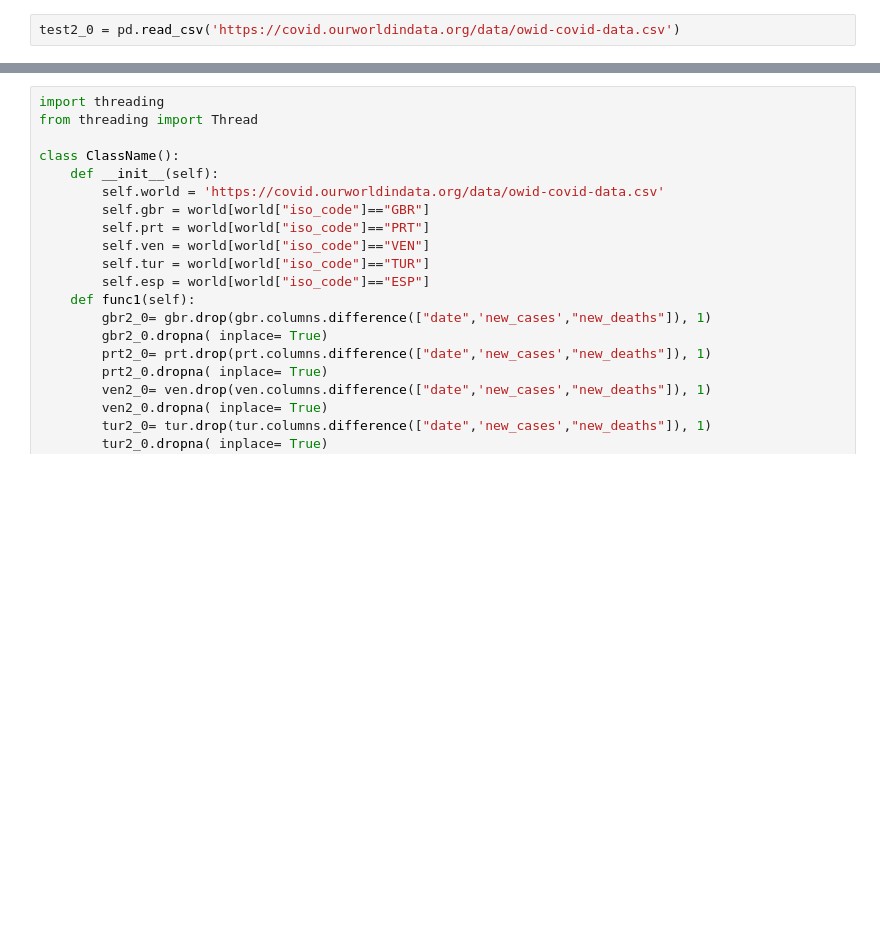
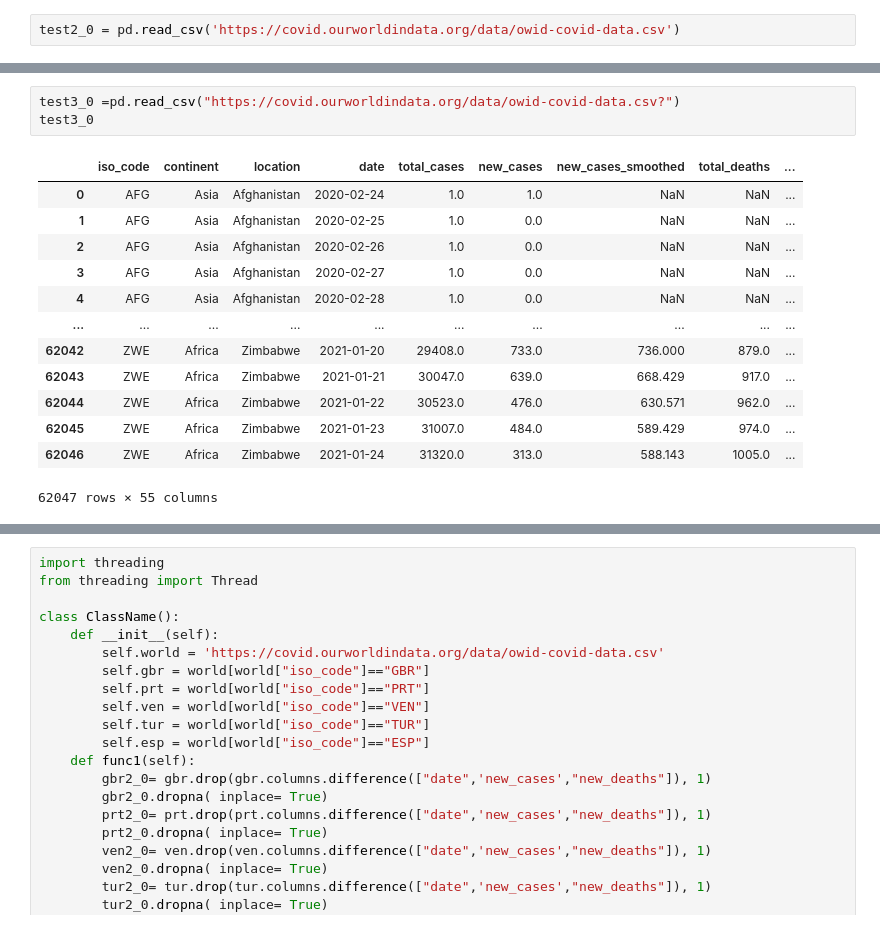
Before and after one commit to AriadnaPuigventos/GroupD_Covid19, a Jupyter notebook: notebooks/Javier.ipynb, the cells around one changed output, grey strips where cells are left out. Saved outputs shown, nothing was run; the diff lists cells and outputs as text; blank space fills up the shorter version.

```diff
--- a/notebooks/Javier.ipynb
+++ b/notebooks/Javier.ipynb
@@ -535,0 +536,17 @@ test2_0
+# %%
+test3_0 =pd.read_csv("https://covid.ourworldindata.org/data/owid-covid-data.csv?")
+test3_0
+# %% [output]
+|  | iso_code | continent | location | date | total_cases | new_cases | new_cases_smoothed | total_deaths | ... |
+| 0 | AFG | Asia | Afghanistan | 2020-02-24 | 1.0 | 1.0 | NaN | NaN | ... |
+| 1 | AFG | Asia | Afghanistan | 2020-02-25 | 1.0 | 0.0 | NaN | NaN | ... |
+| 2 | AFG | Asia | Afghanistan | 2020-02-26 | 1.0 | 0.0 | NaN | NaN | ... |
+| 3 | AFG | Asia | Afghanistan | 2020-02-27 | 1.0 | 0.0 | NaN | NaN | ... |
+| 4 | AFG | Asia | Afghanistan | 2020-02-28 | 1.0 | 0.0 | NaN | NaN | ... |
+| ... | ... | ... | ... | ... | ... | ... | ... | ... | ... |
+| 62042 | ZWE | Africa | Zimbabwe | 2021-01-20 | 29408.0 | 733.0 | 736.000 | 879.0 | ... |
+| 62043 | ZWE | Africa | Zimbabwe | 2021-01-21 | 30047.0 | 639.0 | 668.429 | 917.0 | ... |
+| 62044 | ZWE | Africa | Zimbabwe | 2021-01-22 | 30523.0 | 476.0 | 630.571 | 962.0 | ... |
+| 62045 | ZWE | Africa | Zimbabwe | 2021-01-23 | 31007.0 | 484.0 | 589.429 | 974.0 | ... |
+| 62046 | ZWE | Africa | Zimbabwe | 2021-01-24 | 31320.0 | 313.0 | 588.143 | 1005.0 | ... |
+62047 rows × 55 columns
```
Also changed, not shown: parts of 3 cells of this notebook.
